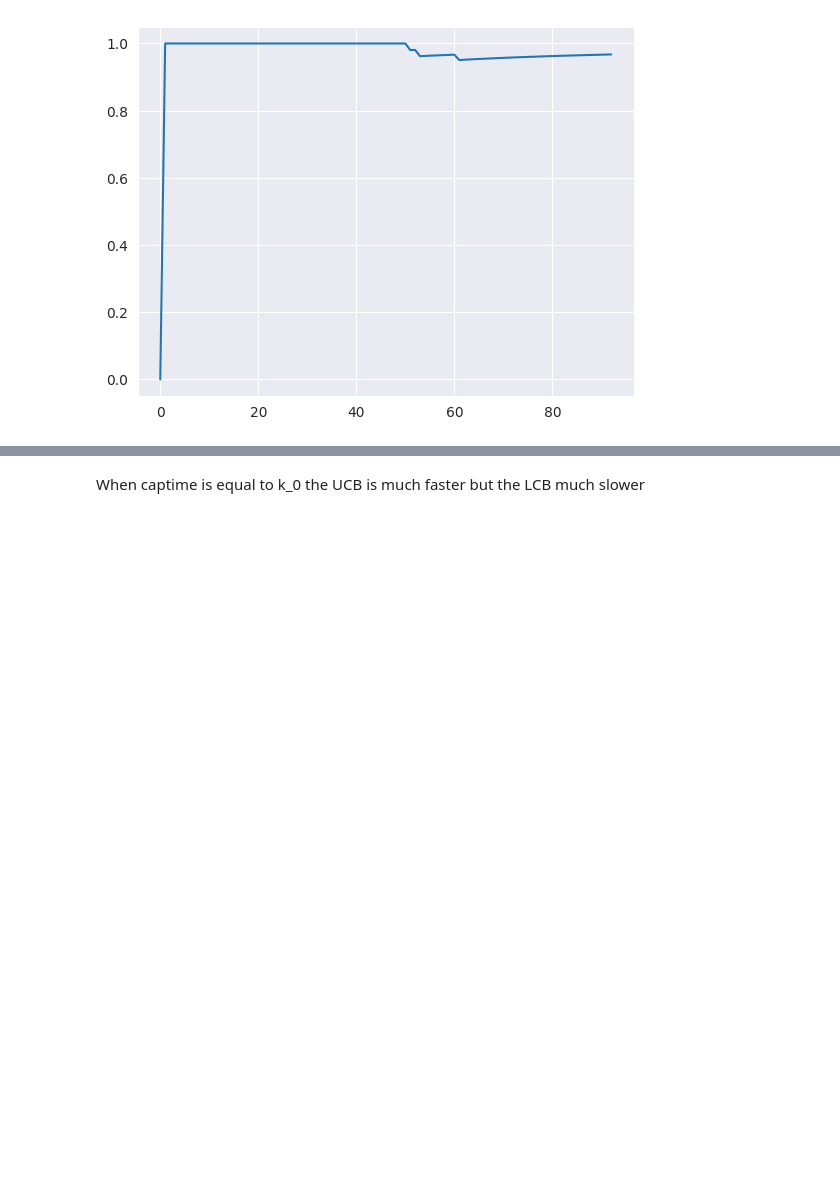
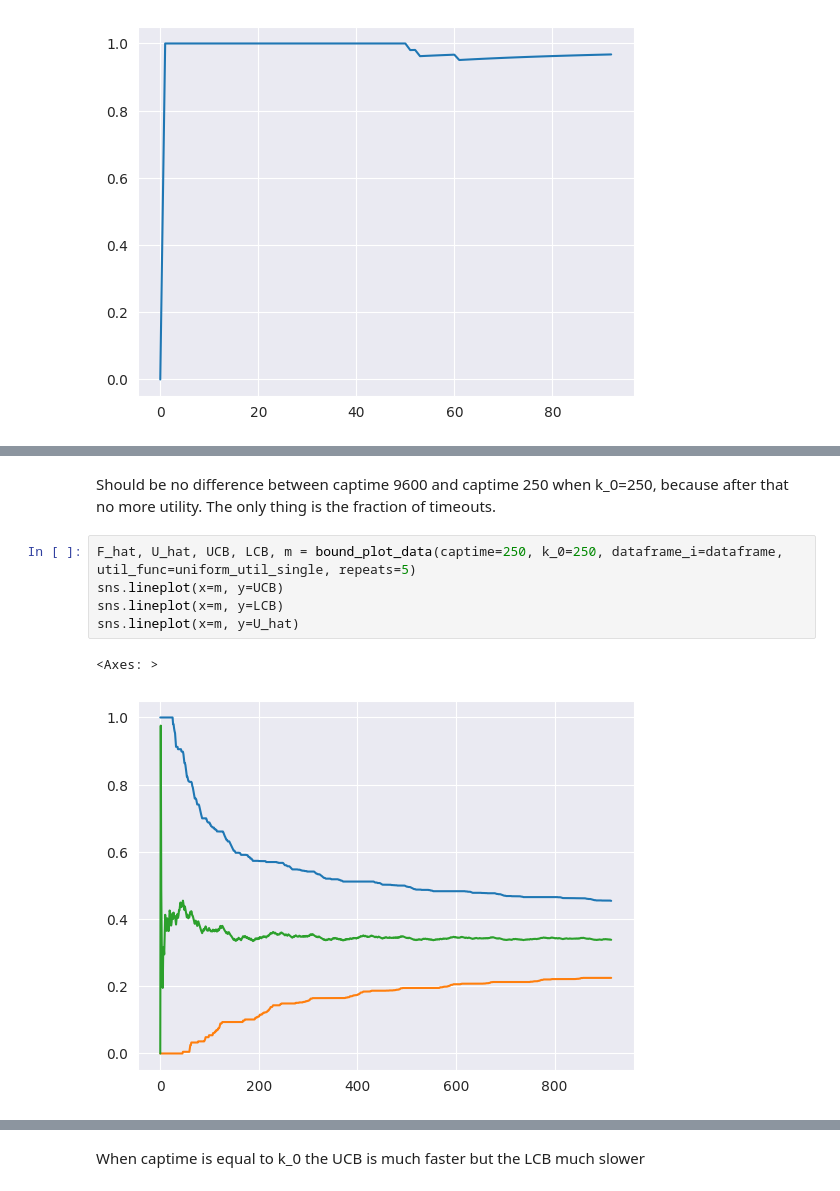
Before and after one commit to Skippybal/Styx, a Jupyter notebook: Utility_testing.ipynb, the cells around one changed output, grey strips where cells are left out. Drawn from its saved outputs; the diff is of its cells as text; blank space fills up the shorter version.

```diff
--- a/Utility_testing.ipynb
+++ b/Utility_testing.ipynb
@@ -351,0 +346,10 @@ sns.lineplot(x=m, y=U_hat)
+# %% [markdown]
+Should be no difference between captime 9600 and captime 250 when k_0=250, because after that no more utility. The only thing is the fraction of timeouts.
+# %%
+F_hat, U_hat, UCB, LCB, m = bound_plot_data(captime=250, k_0=250, dataframe_i=dataframe, util_func=uniform_util_single, repeats=5)
+sns.lineplot(x=m, y=UCB)
+sns.lineplot(x=m, y=LCB)
+sns.lineplot(x=m, y=U_hat)
+# %% [output]
+<Axes: >
+[figure, added]
```
Also changed, not shown: parts of 16 cells of this notebook.
